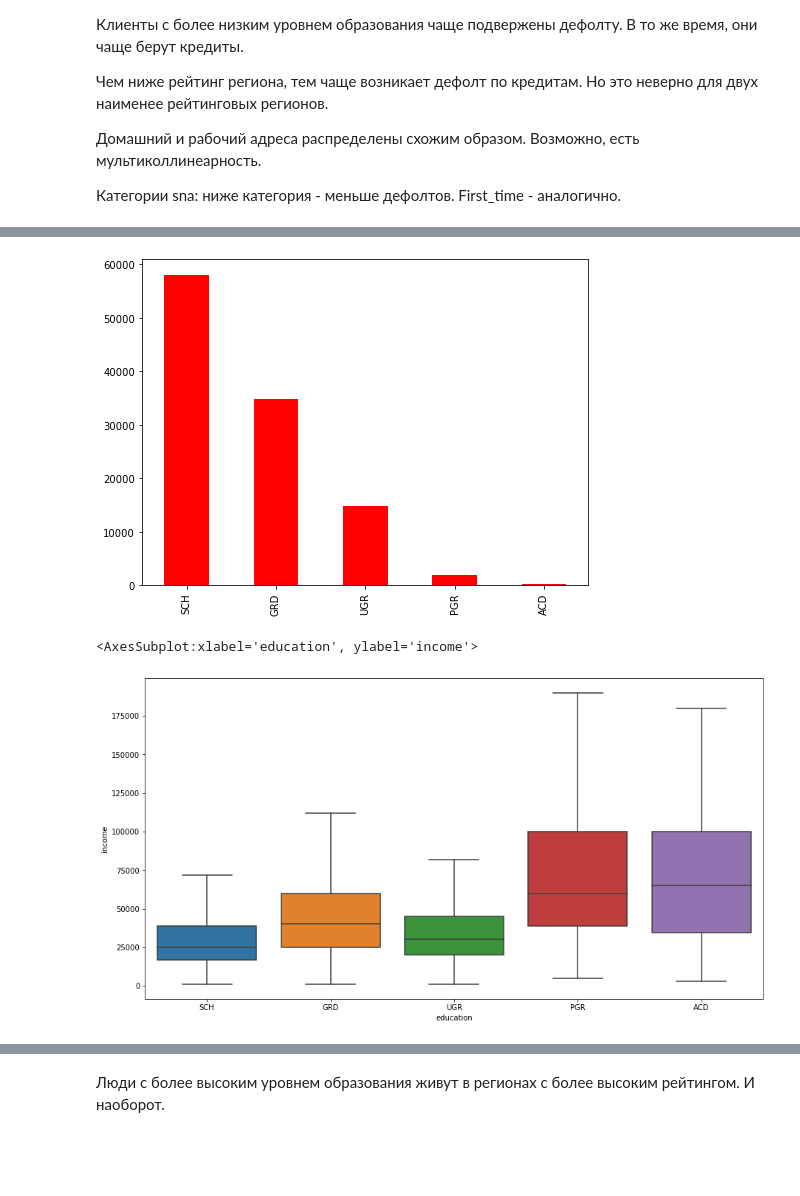
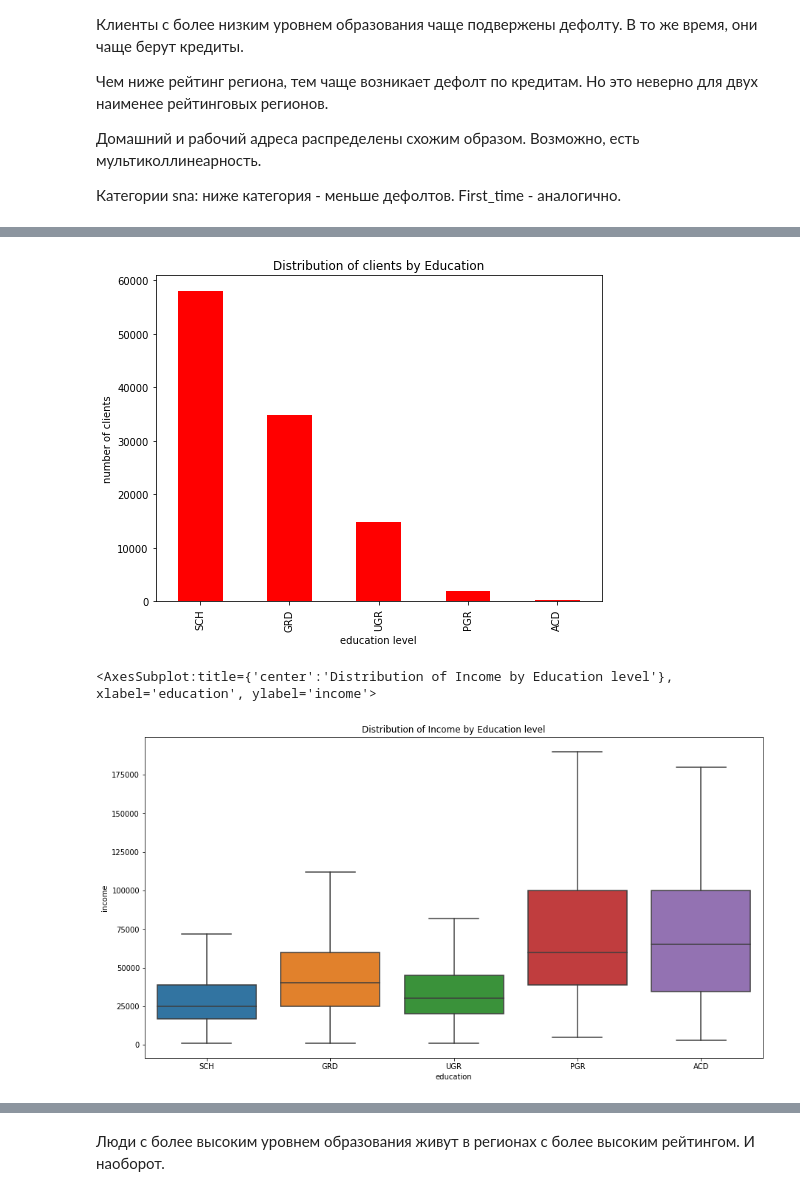
Before and after one commit to Segodnya/skillfactory-ds-studies, a Jupyter notebook: module_5/project-5-credit-scoring.ipynb, the cells around one changed output, grey strips where cells are left out. Cells and saved outputs as stored; diff of their text form; code cells hidden in the pictures; blank space fills up the shorter version.

```diff
--- a/module_5/project-5-credit-scoring.ipynb
+++ b/module_5/project-5-credit-scoring.ipynb
@@ -66,13 +140,13 @@ def age_to_cat(age):
 # %%
-# path = '/kaggle/input/sf-dst-scoring/'
+path = '/kaggle/input/sf-dst-scoring/'
 # %%
-# train = pd.read_csv(path +'train.csv')
-# test = pd.read_csv(path +'test.csv')
-# sample = pd.read_csv(path +'sample_submission.csv')
+train = pd.read_csv(path +'train.csv')
+test = pd.read_csv(path +'test.csv')
+sample = pd.read_csv(path +'sample_submission.csv')
 
-train = pd.read_csv('train.csv')
-test = pd.read_csv('test.csv')
-sample = pd.read_csv('sample_submission.csv')
+# train = pd.read_csv('train.csv')
+# test = pd.read_csv('test.csv')
+# sample = pd.read_csv('sample_submission.csv')
 
 # train = pd.read_csv(dir_data+'train.csv')
 # test = pd.read_csv(dir_data+'test.csv')
@@ -346,6 +446,15 @@ for col in num_cols:
 
 Категории sna: ниже категория - меньше дефолтов. First_time - аналогично.
 # %%
-data.education.value_counts().plot(kind="bar",figsize=(8,6),color="r")
-print("Пропущенные значения:\n", data.education.isna().sum())
+data.education.value_counts().plot(
+    kind="bar",
+    figsize=(8,6),
+    color="r",
+    title='Distribution of clients by Education',
+    xlabel='education level',
+    ylabel='number of clients'
+)
+
+print("Пропущенные значения:", data.education.isna().sum())
+print()
 # %% [output]
@@ -354,12 +462,18 @@ print("Пропущенные значения:\n", data.education.isna().sum())
-[figure, old version]
+[figure, new version]
 # %%
 # заполним пропуски наиболее часто встречающимся значением
 data.education = data.education.fillna("SCH")
 # %%
 # оценим доход от уровня образования
 plt.figure(figsize=(15, 8))
-sns.boxplot(x="education", y="income", data=data, showfliers=False)
+plt.title('Distribution of Income by Education level')
+sns.boxplot(
+    x="education",
+    y="income",
+    data=data,
+    showfliers=False
+)
 # %% [output]
-<AxesSubplot:xlabel='education', ylabel='income'>
+<AxesSubplot:title={'center':'Distribution of Income by Education level'}, xlabel='education', ylabel='income'>
-[figure, old version]
+[figure, new version]
 # %%
```
Also changed, not shown: parts of 93 cells of this notebook, 2 other files.
